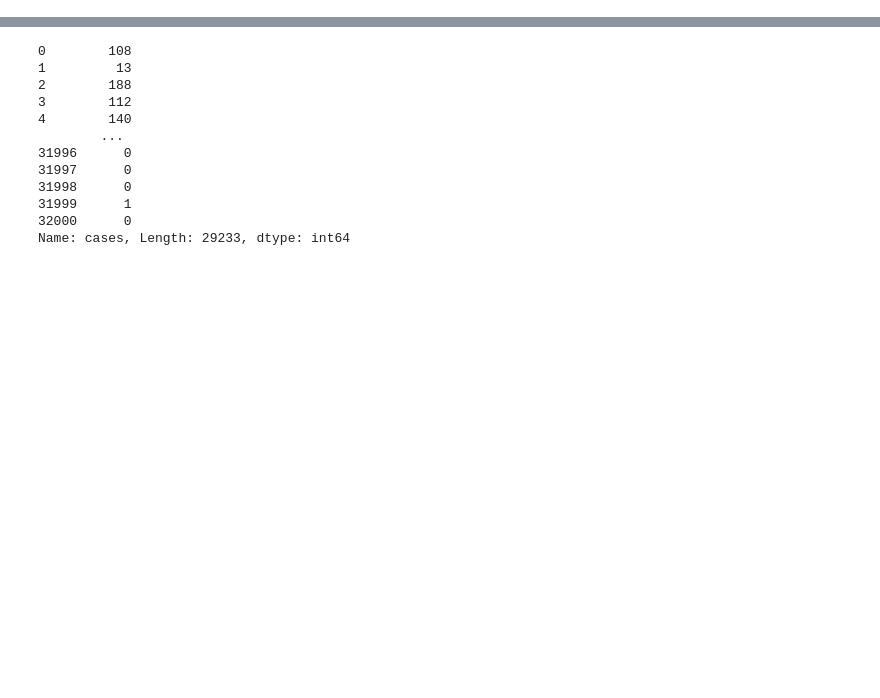
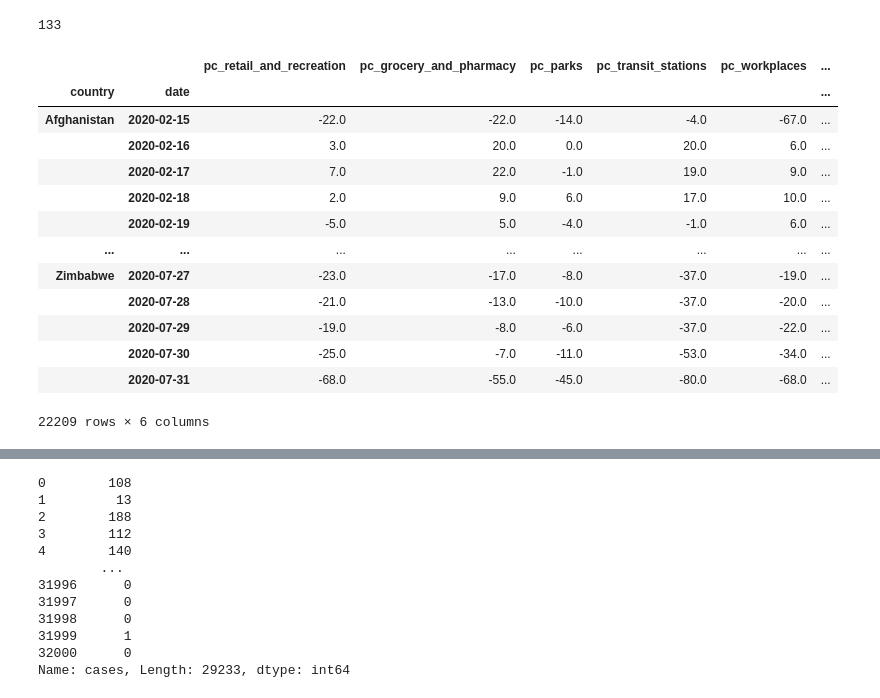
Before and after one commit to silverfield/corona-vis, a Jupyter notebook: nbs/process.ipynb, the cells around one changed output, grey strips where cells are left out. Cells and saved outputs as stored; diff of their text form; code cells hidden in the pictures; blank space fills up the shorter version.

```diff
--- a/nbs/process.ipynb
+++ b/nbs/process.ipynb
@@ -14,3 +14,7 @@ from backend.procdata import *
 import urllib.request
 import json
 import pprint
+# %%
+covid_df = get_covid_df()
+# %%
+df = get_google_mobility_df(covid_df)
@@ -16,0 +41,21 @@ import pprint
+# %%
+df['country'].nunique()
+# %% [output]
+133
+# %%
+df.groupby(['country', 'date']
+# %% [output]
+|  |  | pc_retail_and_recreation | pc_grocery_and_pharmacy | pc_parks | pc_transit_stations | pc_workplaces | ... |
+| country | date |  |  |  |  |  | ... |
+| Afghanistan | 2020-02-15 | -22.0 | -22.0 | -14.0 | -4.0 | -67.0 | ... |
+|  | 2020-02-16 | 3.0 | 20.0 | 0.0 | 20.0 | 6.0 | ... |
+|  | 2020-02-17 | 7.0 | 22.0 | -1.0 | 19.0 | 9.0 | ... |
+|  | 2020-02-18 | 2.0 | 9.0 | 6.0 | 17.0 | 10.0 | ... |
+|  | 2020-02-19 | -5.0 | 5.0 | -4.0 | -1.0 | 6.0 | ... |
+| ... | ... | ... | ... | ... | ... | ... | ... |
+| Zimbabwe | 2020-07-27 | -23.0 | -17.0 | -8.0 | -37.0 | -19.0 | ... |
+|  | 2020-07-28 | -21.0 | -13.0 | -10.0 | -37.0 | -20.0 | ... |
+|  | 2020-07-29 | -19.0 | -8.0 | -6.0 | -37.0 | -22.0 | ... |
+|  | 2020-07-30 | -25.0 | -7.0 | -11.0 | -53.0 | -34.0 | ... |
+|  | 2020-07-31 | -68.0 | -55.0 | -45.0 | -80.0 | -68.0 | ... |
+22209 rows × 6 columns
```
Also changed, not shown: parts of 17 cells of this notebook, 1 other file.
